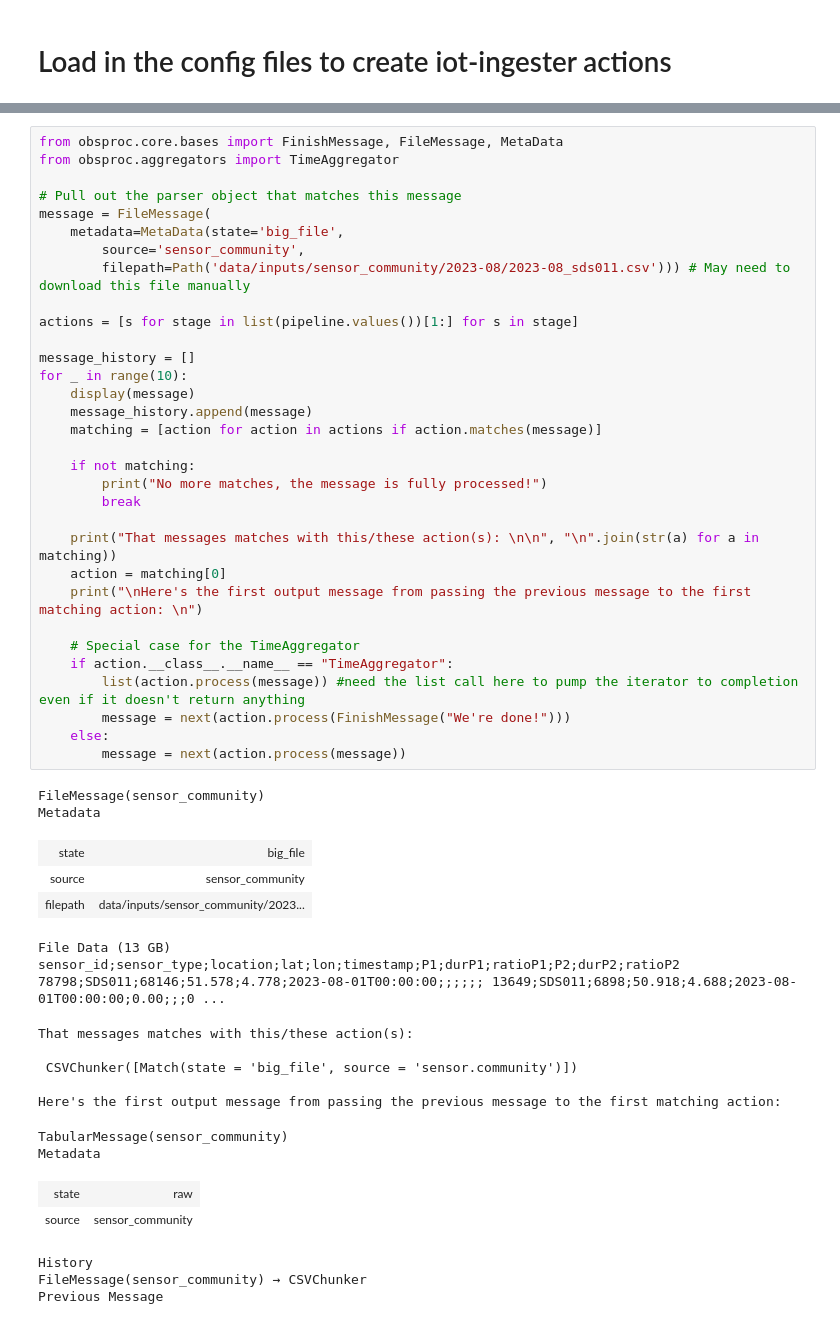
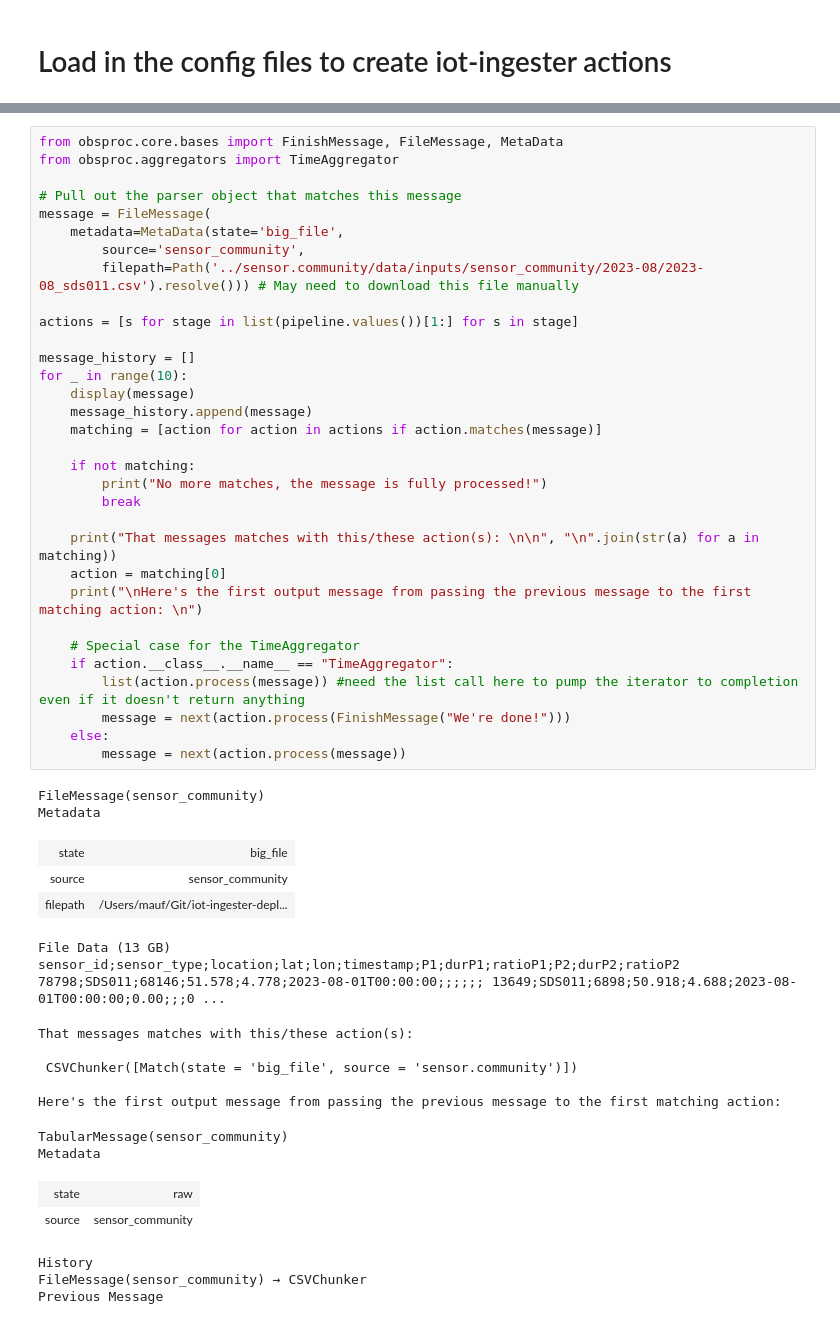
Before and after one commit to ecmwf/IonBeam, a Jupyter notebook: notebooks/new_action/1_making_a_new_action.ipynb, the cells around one changed output, grey strips where cells are left out. Cells and saved outputs as stored; diff of their text form.

```diff
--- a/notebooks/new_action/1_making_a_new_action.ipynb
+++ b/notebooks/new_action/1_making_a_new_action.ipynb
@@ -54,36 +73,36 @@ from obsproc.aggregators import TimeAggregator
 message = FileMessage(
     metadata=MetaData(state='big_file',
         source='sensor_community',
-        filepath=Path('data/inputs/sensor_community/2023-08/2023-08_sds011.csv'))) # May need to download this file manually
+        filepath=Path('../sensor.community/data/inputs/sensor_community/2023-08/2023-08_sds011.csv').resolve())) # May need to download this file manually
 
 actions = [s for stage in list(pipeline.values())[1:] for s in stage]
 
 message_history = []
 for _ in range(10):
     display(message)
     message_history.append(message)
     matching = [action for action in actions if action.matches(message)]
 
     if not matching:
         print("No more matches, the message is fully processed!")
         break
 
     print("That messages matches with this/these action(s): \n\n", "\n".join(str(a) for a in matching))
     action = matching[0]
     print("\nHere's the first output message from passing the previous message to the first matching action: \n")
 
     # Special case for the TimeAggregator
     if action.__class__.__name__ == "TimeAggregator":
         list(action.process(message)) #need the list call here to pump the iterator to completion even if it doesn't return anything
         message = next(action.process(FinishMessage("We're done!")))
     else:
         message = next(action.process(message))
 # %% [output]
 FileMessage(sensor_community)
 Metadata
 | state | big_file |
 | source | sensor_community |
-| filepath | data/inputs/sensor_community/2023... |
+| filepath | /Users/mauf/Git/iot-ingester-depl... |
 File Data (13 GB)
 sensor_id;sensor_type;location;lat;lon;timestamp;P1;durP1;ratioP1;P2;durP2;ratioP2 78798;SDS011;68146;51.578;4.778;2023-08-01T00:00:00;;;;;; 13649;SDS011;6898;50.918;4.688;2023-08-01T00:00:00;0.00;;;0 ...
 That messages matches with this/these action(s):
```
Also changed, not shown: parts of 6 cells of this notebook, 28 other files.
